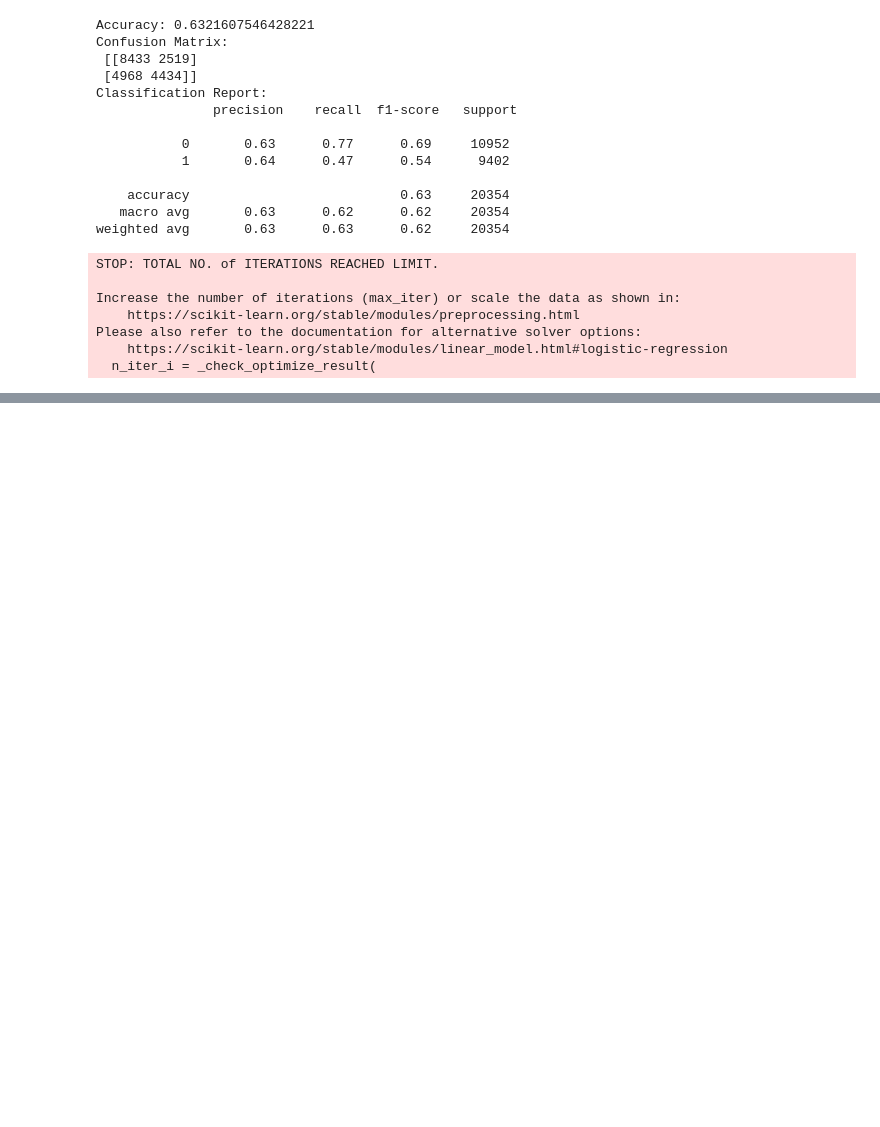
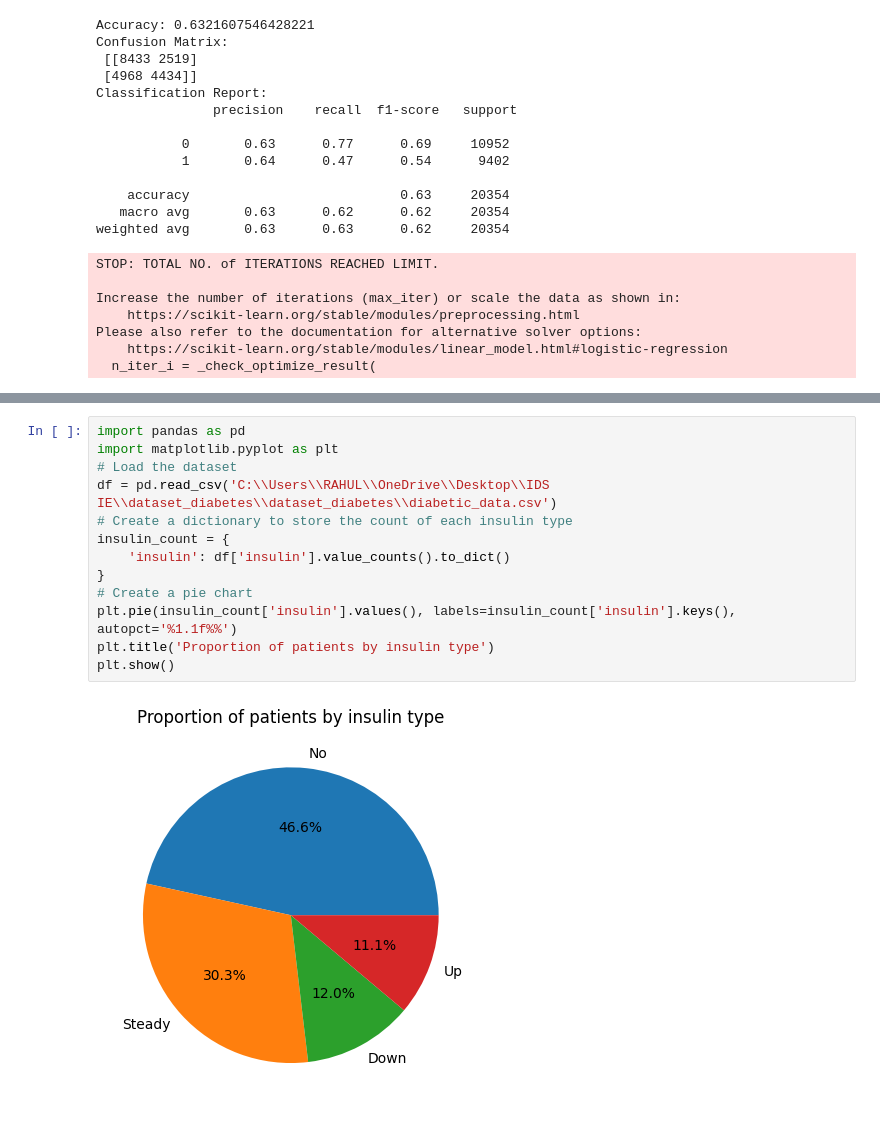
Before and after one commit to Rahul4112002/Electronic_Health_Record, a Jupyter notebook: IDS IE PROJECT-Copy1.ipynb, the cells around one changed output, grey strips where cells are left out. Cells and saved outputs as stored; diff of their text form; blank space fills up the shorter version.

```diff
--- a/IDS IE PROJECT-Copy1.ipynb
+++ b/IDS IE PROJECT-Copy1.ipynb
@@ -215,0 +221,15 @@ plt.show()
+# %%
+import pandas as pd
+import matplotlib.pyplot as plt
+# Load the dataset
+df = pd.read_csv('C:\\Users\\RAHUL\\OneDrive\\Desktop\\IDS IE\\dataset_diabetes\\dataset_diabetes\\diabetic_data.csv')
+# Create a dictionary to store the count of each insulin type
+insulin_count = {
+    'insulin': df['insulin'].value_counts().to_dict()
+}
+# Create a pie chart
+plt.pie(insulin_count['insulin'].values(), labels=insulin_count['insulin'].keys(), autopct='%1.1f%%')
+plt.title('Proportion of patients by insulin type')
+plt.show()
+# %% [output]
+[figure, added]
```
Also changed, not shown: parts of 3 cells of this notebook.
